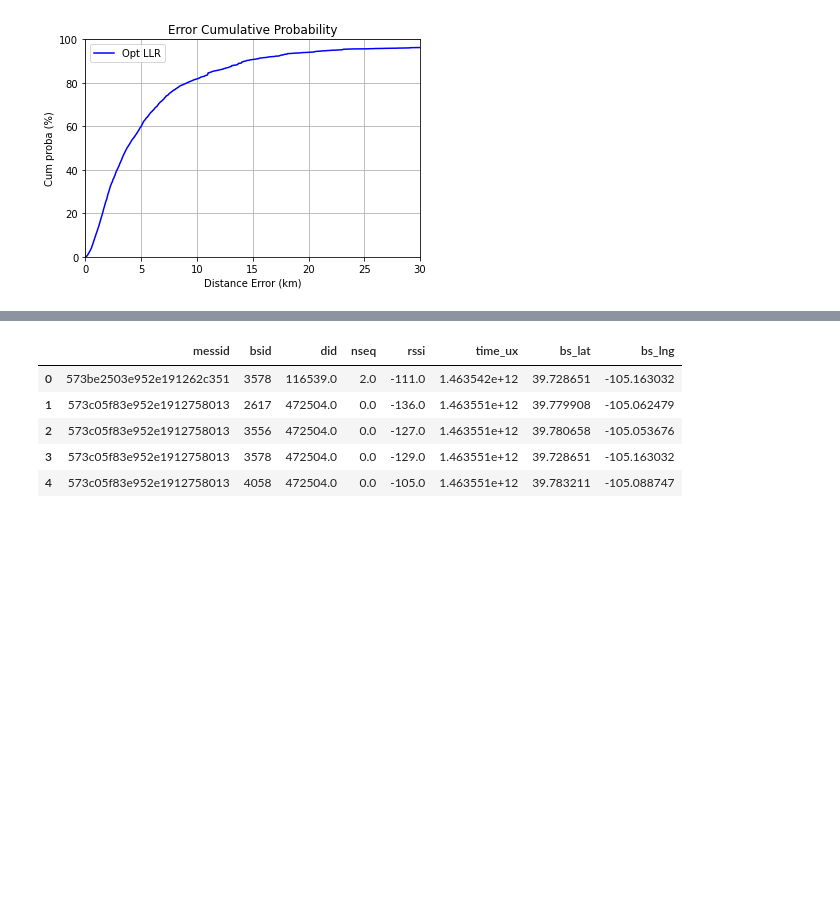
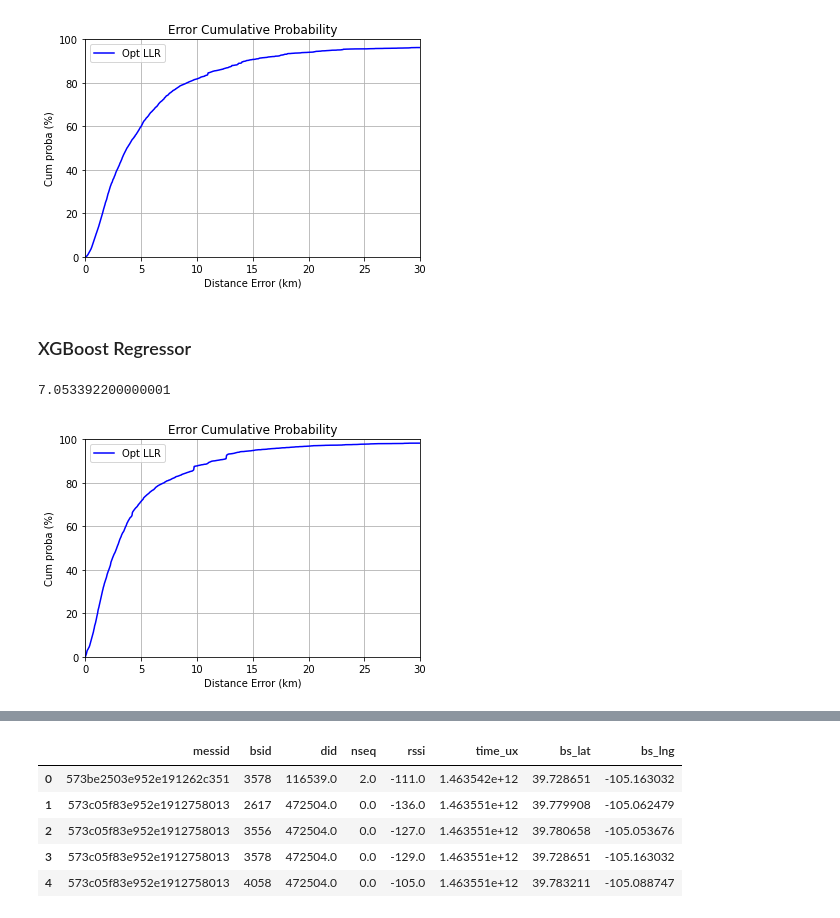
Before and after one commit to PhileasFrog/Geoloc_IOT, a Jupyter notebook: Notebook/TP_Geoloc_Msp_Telecom_ML_BCO.ipynb, the cells around one changed output, grey strips where cells are left out. Cells and saved outputs as stored; diff of their text form; code cells hidden in the pictures; blank space fills up the shorter version.

```diff
--- a/Notebook/TP_Geoloc_Msp_Telecom_ML_BCO.ipynb
+++ b/Notebook/TP_Geoloc_Msp_Telecom_ML_BCO.ipynb
@@ -329,3 +329,5 @@ test_model(reg, df_feat2_filter, group_kfold)
 # %% [output]
 9.112214400000001
 [figure]
+# %% [markdown]
+### XGBoost Regressor
@@ -331,0 +337,7 @@ test_model(reg, df_feat2_filter, group_kfold)
+# %%
+# with 0/1 feat group_kfold 10 OK
+reg = XGBRegressor(n_estimators=500)
+test_model(reg, df_feat_filter, group_kfold)
+# %% [output]
+7.053392200000001
+[figure, added]
```
Also changed, not shown: parts of 6 cells of this notebook.
